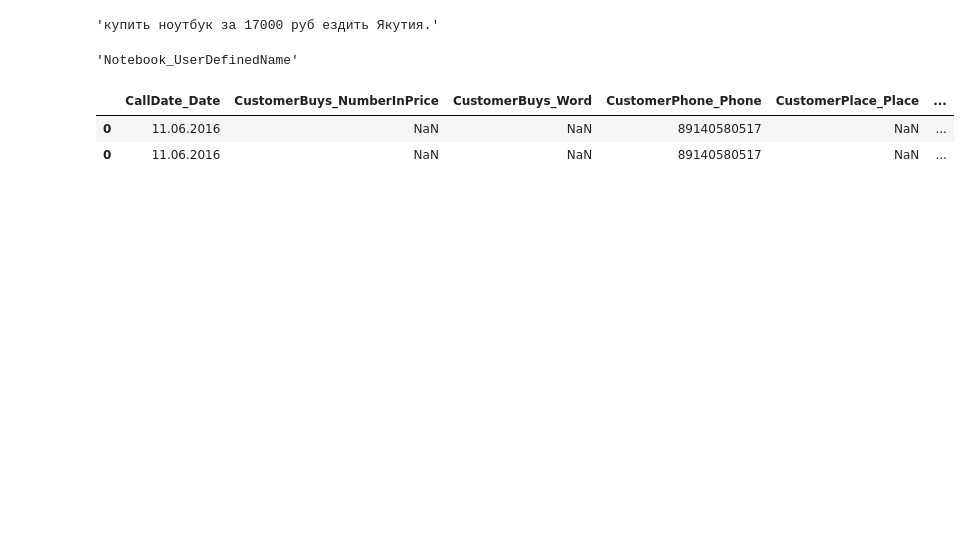
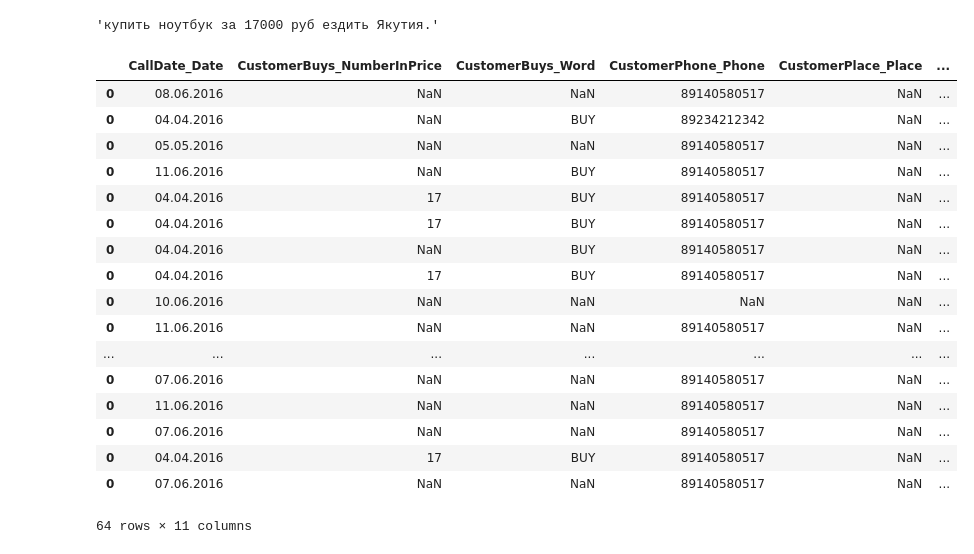
Before and after one commit to oshavrov/typhone_tomita, a Jupyter notebook: IO/handle features.ipynb, the cells around one changed output. Drawn from its saved outputs; the diff is of its cells as text; code cells hidden in the pictures; blank space fills up the shorter version.

Commit message:
Target columns extraction success

```diff
--- a/IO/handle features.ipynb
+++ b/IO/handle features.ipynb
@@ -81,11 +81,14 @@ def make_common_table():
     appendix = [
         "Notebook_Word",
         "Notebook_Vendor",
+        "Notebook_Model",
         "Notebook_UserDefinedName",
         'Phone_Word',
         'Phone_Vendor',
         'Phone_Model',
-        'Phone_UserDefinedName'
+        'Phone_UserDefinedName',
+        "notebook",
+        "phone"
     ]
     calls = df()
 
@@ -109,32 +112,42 @@ def make_common_table():
             cols = []
         except ValueError:
             print(lead, leads[lead])
-    return calls;
-
-calls = make_common_table()
-
-
-to_str = lambda x: " " + x if x is not np.nan else ""
-try:
-    calls["notebook"] = calls["Notebook_Word"].map(to_str) + calls["Notebook_Vendor"].map(to_str) + calls["Notebook_UserDefinedName"].map(to_str)
-    calls["phone"] = calls["Phone_Word"].map(to_str) + calls["Phone_Vendor"].map(to_str) + calls["Phone_Model"].map(to_str) + calls["Phone_UserDefinedName"].map(to_str)
-
-    calls.drop(['Notebook_Word', 'Notebook_Vendor', 'Notebook_UserDefinedName'], axis=1, inplace=True)
-    calls.drop(['Phone_Word', 'Phone_Vendor', 'Phone_Model', 'Phone_UserDefinedName'], axis=1, inplace=True)
-except KeyError as e:
-    print(e)
-
-pawn = calls[calls.Pawn_Word.notnull()]
-buy_out = calls[calls.CustomerBuys_Word.notnull()]
-buy_out.to_excel("buy_out.xlsx")
-pawn.to_excel("pawn.xlsx")
-repare = calls[calls.Repare_Word.notnull()]
-repare.to_excel("repare.xlsx")
-
-calls.to_excel("whole_table.xlsx")
-repare
+    return calls
-# %% [output]
-'Notebook_UserDefinedName'
-|  | CallDate_Date | CustomerBuys_NumberInPrice | CustomerBuys_Word | CustomerPhone_Phone | CustomerPlace_Place | ... |
-| 0 | 11.06.2016 | NaN | NaN | 89140580517 | NaN | ... |
-| 0 | 11.06.2016 | NaN | NaN | 89140580517 | NaN | ... |
+# %%
+calls = make_common_table()
+
+to_str = lambda x: " " + x if x is not np.nan else ""
+
+calls = calls.assign(notebooks = lambda x: x.Notebook_Word.map(to_str) + " " + x.Notebook_Vendor.map(to_str))
+
+calls = calls.assign(phones = lambda x:
+                     x.Phone_Word.map(to_str) + " " +
+                     x.Phone_Vendor.map(to_str) + " " +
+                     x.Phone_Model.map(to_str) + " " +
+                     x.Phone_UserDefinedName.map(to_str))
+
+
+calls.drop(['Notebook_Word', 'Notebook_Vendor'], axis=1, inplace=True)
+calls.drop(['Phone_Word', 'Phone_Vendor', 'Phone_Model', 'Phone_UserDefinedName'], axis=1, inplace=True)
+
+calls.to_excel("whole_table.xlsx")
+calls
+# %% [output]
+|  | CallDate_Date | CustomerBuys_NumberInPrice | CustomerBuys_Word | CustomerPhone_Phone | CustomerPlace_Place | ... |
+| 0 | 08.06.2016 | NaN | NaN | 89140580517 | NaN | ... |
+| 0 | 04.04.2016 | NaN | BUY | 89234212342 | NaN | ... |
+| 0 | 05.05.2016 | NaN | NaN | 89140580517 | NaN | ... |
+| 0 | 11.06.2016 | NaN | BUY | 89140580517 | NaN | ... |
+| 0 | 04.04.2016 | 17 | BUY | 89140580517 | NaN | ... |
+| 0 | 04.04.2016 | 17 | BUY | 89140580517 | NaN | ... |
+| 0 | 04.04.2016 | NaN | BUY | 89140580517 | NaN | ... |
+| 0 | 04.04.2016 | 17 | BUY | 89140580517 | NaN | ... |
+| 0 | 10.06.2016 | NaN | NaN | NaN | NaN | ... |
+| 0 | 11.06.2016 | NaN | NaN | 89140580517 | NaN | ... |
+| ... | ... | ... | ... | ... | ... | ... |
+| 0 | 07.06.2016 | NaN | NaN | 89140580517 | NaN | ... |
+| 0 | 11.06.2016 | NaN | NaN | 89140580517 | NaN | ... |
+| 0 | 07.06.2016 | NaN | NaN | 89140580517 | NaN | ... |
+| 0 | 04.04.2016 | 17 | BUY | 89140580517 | NaN | ... |
+| 0 | 07.06.2016 | NaN | NaN | 89140580517 | NaN | ... |
+64 rows × 11 columns
```
Also changed, not shown: parts of 1 cell of this notebook.
